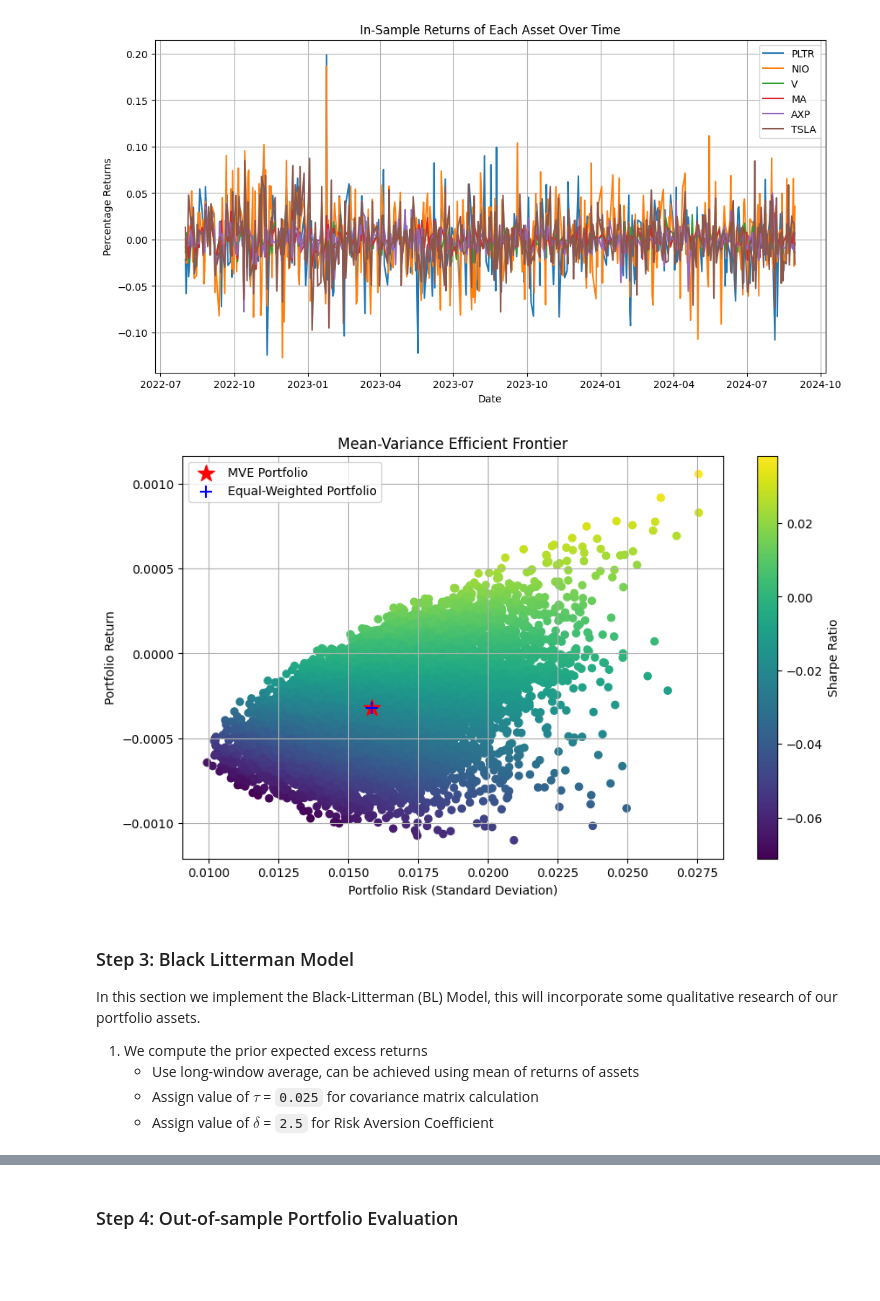
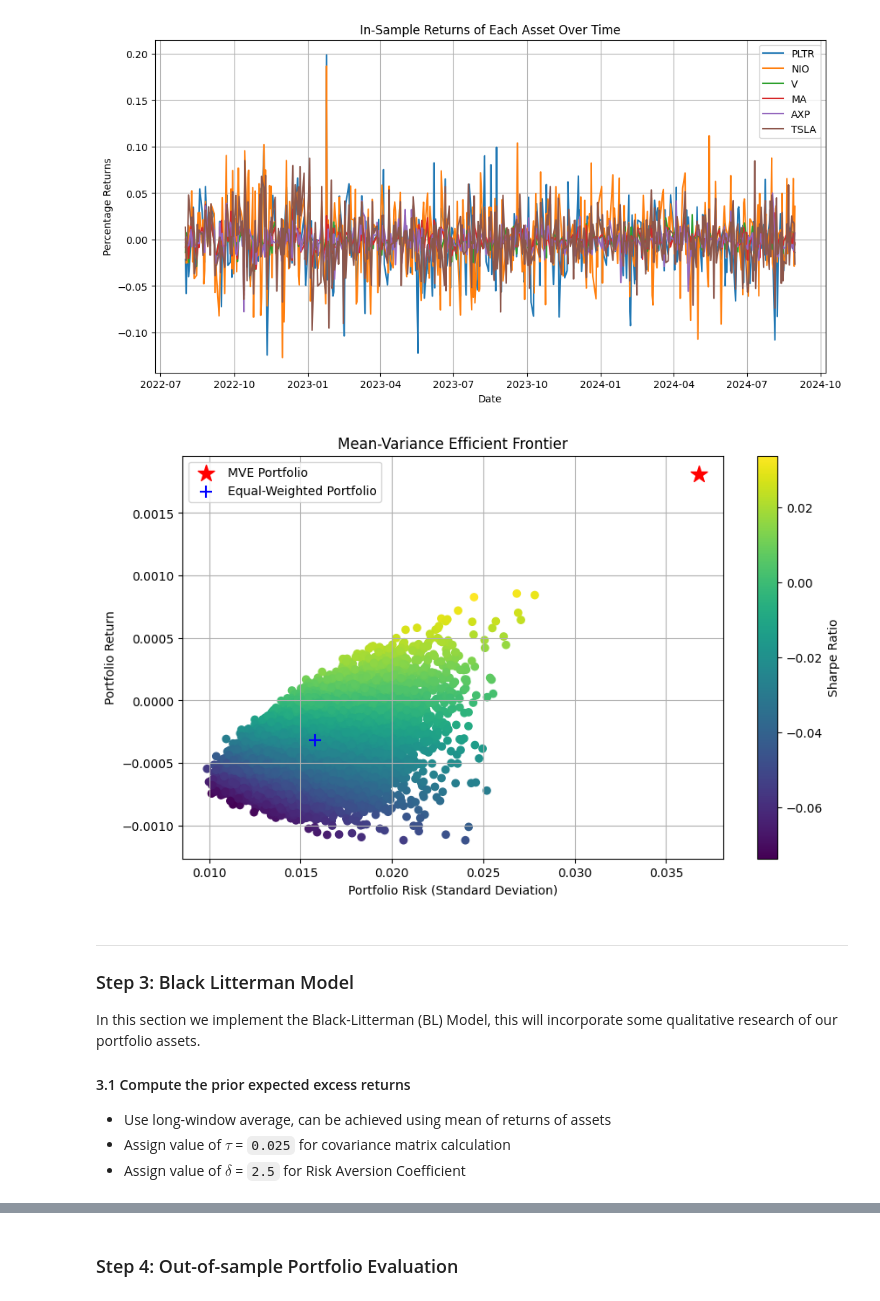
Before and after one commit to zazzane/STA4020-Stat-Modelling-in-Finance-Markets, a Jupyter notebook: Final Project/final_project_code.ipynb, the cells around one changed output, grey strips where cells are left out. Saved outputs shown, nothing was run; the diff lists cells and outputs as text; code cells hidden in the pictures; blank space fills up the shorter version.

```diff
--- a/Final Project/final_project_code.ipynb
+++ b/Final Project/final_project_code.ipynb
@@ -226,19 +227,24 @@ from scipy.optimize import minimize
 
 n_assets = len(tickers)
 
+mu = expected_returns
+Sigma = cov_matrix
+
 # Define minimizing function
-def portfolio_variance(weights):
-    return np.dot(weights.T, np.dot(cov_matrix, weights))
+def portfolio_obj(weights, mu, Sigma):
+    portfolio_return = np.dot(weights, mu)
+    portfolio_variance = np.sqrt(np.dot(weights.T, np.dot(Sigma, weights)))
+    return -portfolio_return / portfolio_variance
 
 # Set constraints
 constraints = ({'type': 'eq', 'fun': lambda x: np.sum(x) - 1})
-bounds = tuple((0, 1) for asset in range(n_assets))
+bounds = tuple((0, None) for asset in range(n_assets))
 
 # Set initial weights (equal distribution, 1/n)
 initial_weights = np.ones(n_assets) / n_assets
 
 # Optimize
-optimal_solution = minimize(portfolio_variance, initial_weights,
+optimal_solution = minimize(portfolio_obj, initial_weights, args=(mu, Sigma),
                             method='SLSQP', bounds=bounds, constraints=constraints)
 
 # Optimal weights
@@ -251,20 +258,22 @@ Optimal Weights: [0.16666667 0.16666667 0.16666667 0.16666667 0.16666667 0.16666
 3. Make comparisons between MVE portfolio and the equal weighted portfolio
 # %%
 # Performance metrics for MVE portfolio
-mve_return = np.dot(optimal_weights, expected_returns)
-mve_std_dev = np.sqrt(portfolio_variance(optimal_weights))
-mve_sharpe_ratio = mve_return / mve_std_dev  # Risk-free rate is 0
+mve_return = np.dot(returns_pct_in_sample, optimal_weights)
+mve_exp_return = np.mean(mve_return)
+mve_std_dev = np.std(mve_return)
+mve_sharpe_ratio = mve_return.mean() / mve_std_dev  # Risk-free rate is 0
 
 # Performance metrics for Equal-Weighted Portfolio
-equal_weights = np.array([1/n_assets] * n_assets)
-equal_return = np.dot(equal_weights, expected_returns)
-equal_std_dev = np.sqrt(portfolio_variance(equal_weights))
-equal_sharpe_ratio = equal_return / equal_std_dev
+equal_weights = np.ones(n_assets) / n_assets
+equal_return = np.dot(returns_pct_in_sample, equal_weights)
+equal_exp_return = np.mean(equal_return)
+equal_std_dev = np.std(equal_return)
+equal_sharpe_ratio = equal_return.mean() / equal_std_dev
 
 # Display the comparisons using a dataframe
 performance_metrics = pd.DataFrame({
-    'MVE Portfolio': [mve_return, mve_std_dev, mve_sharpe_ratio],
-    'Equal-Weighted Portfolio': [equal_return, equal_std_dev, equal_sharpe_ratio]
+    'MVE Portfolio': [mve_exp_return, mve_std_dev, mve_sharpe_ratio],
+    'Equal-Weighted Portfolio': [equal_exp_return, equal_std_dev, equal_sharpe_ratio]
 }, index=['Expected Return', 'Standard Deviation', 'Sharpe Ratio'])
 
 performance_metrics
@@ -298,44 +307,45 @@ num_portfolios = 10000
 results = np.zeros((3, num_portfolios))
 weights_record = []
 
 for i in range(num_portfolios):
     weights = np.random.random(n_assets)
     weights /= np.sum(weights)  # Normalize weights
     weights_record.append(weights)
 
     # Calculate portfolio return and risk
     portfolio_return = np.dot(weights, expected_returns)
     portfolio_std_dev = np.sqrt(np.dot(weights.T, np.dot(cov_matrix, weights)))
 
     results[0, i] = portfolio_std_dev
     results[1, i] = portfolio_return
     results[2, i] = (portfolio_return - 0) / portfolio_std_dev  # Sharpe Ratio
 
 # Convert results to DataFrame for easier handling
 results_df = pd.DataFrame(results.T, columns=['std_dev', 'returns', 'sharpe_ratio'])
 
 # Plotting the MVE Frontier
 plt.figure(figsize=(10, 6))
 plt.scatter(results_df['std_dev'], results_df['returns'], c=results_df['sharpe_ratio'], cmap='viridis')
 plt.colorbar(label='Sharpe Ratio')
-plt.scatter(mve_std_dev, mve_return, color='red', marker='*', s=200, label='MVE Portfolio')
-plt.scatter(equal_std_dev, equal_return, color='blue', marker='+', s=100, label='Equal-Weighted Portfolio')
+plt.scatter(mve_std_dev, mve_exp_return, color='red', marker='*', s=200, label='MVE Portfolio')
+plt.scatter(equal_std_dev, equal_exp_return, color='blue', marker='+', s=100, label='Equal-Weighted Portfolio')
 plt.title('Mean-Variance Efficient Frontier')
 plt.xlabel('Portfolio Risk (Standard Deviation)')
 plt.ylabel('Portfolio Return')
 plt.legend()
 plt.grid()
 plt.show()
 # %% [output]
-[figure, old version]
+[figure, new version]
 # %% [markdown]
+---
 ### Step 3: Black Litterman Model
 In this section we implement the Black-Litterman (BL) Model, this will incorporate some qualitative research of our portfolio assets.
 
-1. We compute the prior expected excess returns
-    - Use long-window average, can be achieved using mean of returns of assets
-    - Assign value of $ \tau $ = `0.025` for covariance matrix calculation
-    - Assign value of $ \delta $ = `2.5` for Risk Aversion Coefficient
+#### 3.1 Compute the prior expected excess returns
+- Use long-window average, can be achieved using mean of returns of assets
+- Assign value of $ \tau $ = `0.025` for covariance matrix calculation
+- Assign value of $ \delta $ = `2.5` for Risk Aversion Coefficient
 # %%
 # Calculate the prior expected excess returns
 def calculate_prior(assets):
```
Also changed, not shown: parts of 15 cells of this notebook.
